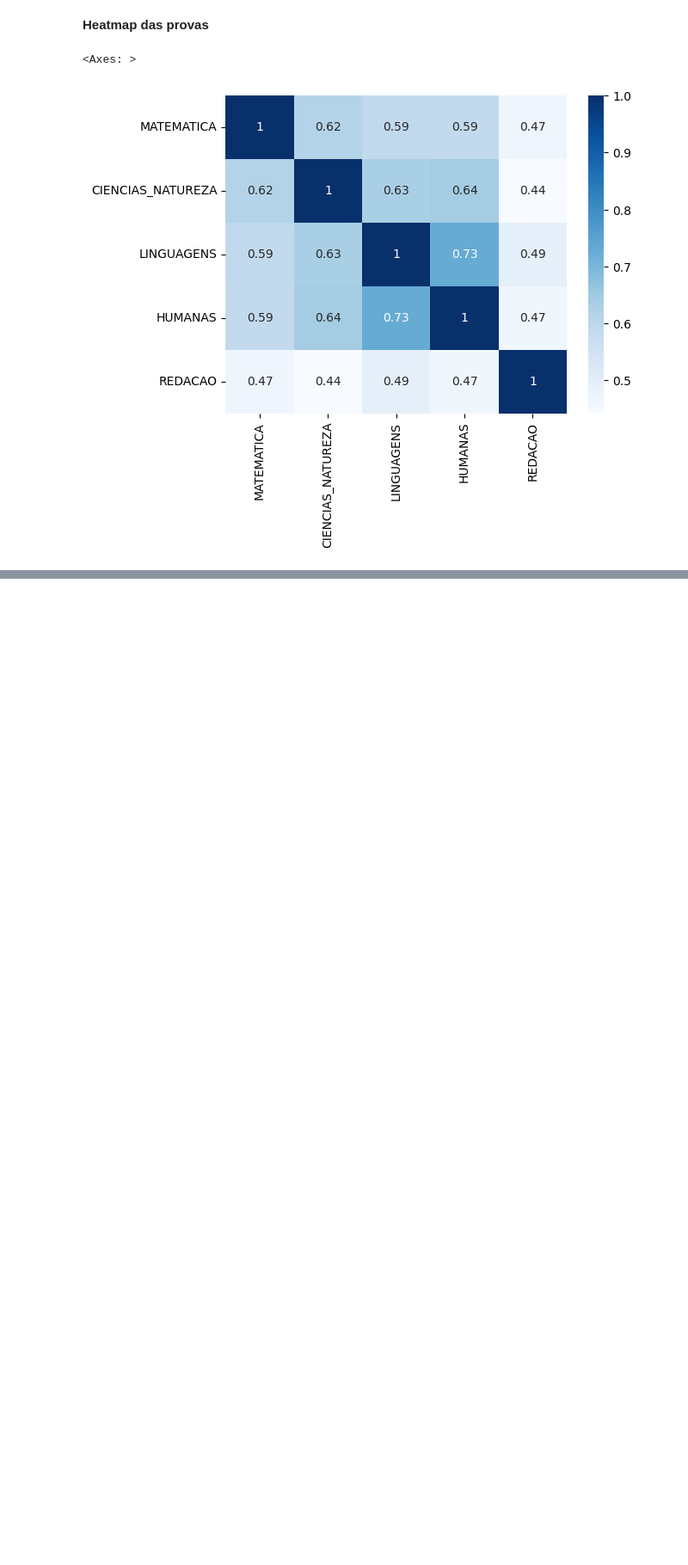
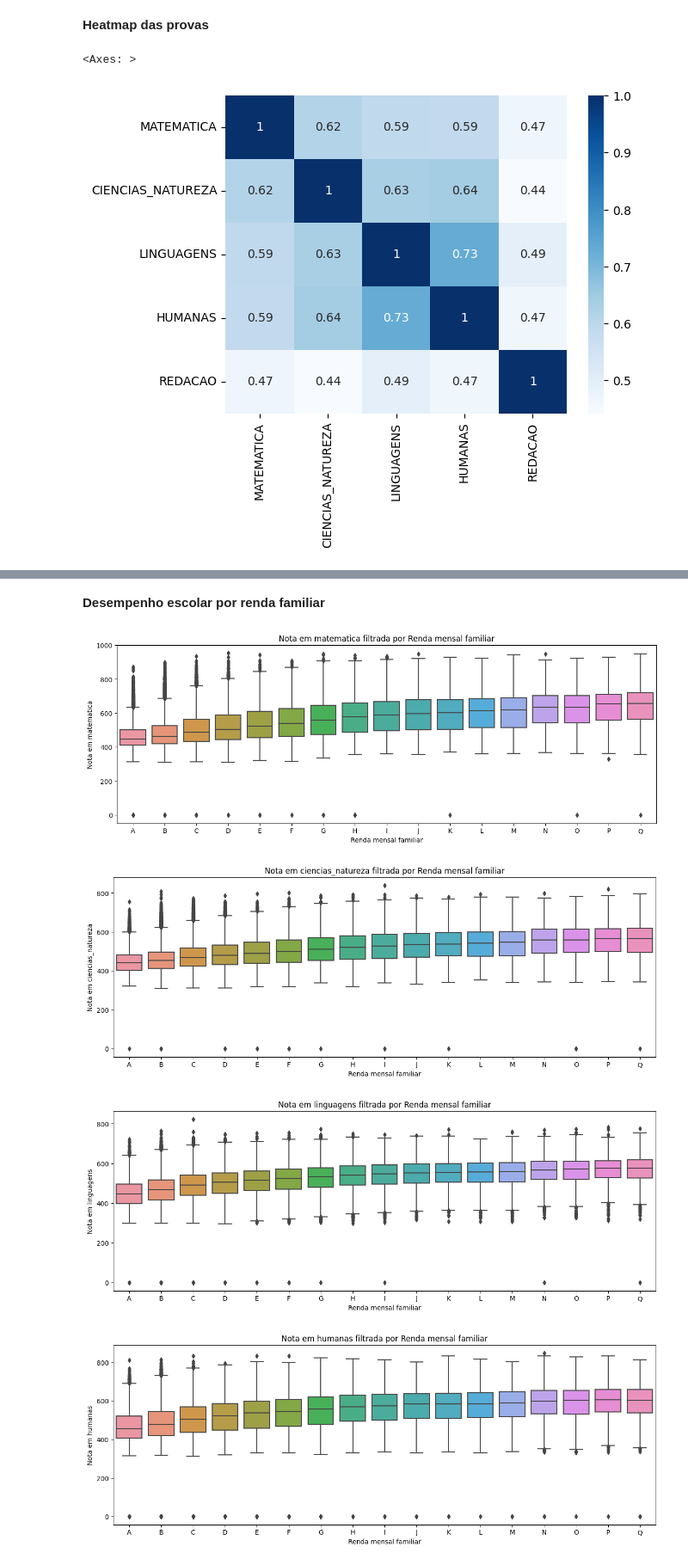
Before and after one commit to JevertonFlores/DA_python_dados_enem, a Jupyter notebook: Data_Analytics_Dados_ENEM_2021.ipynb, the cells around one changed output, grey strips where cells are left out. Shown at 86% size. Cells and saved outputs as stored; diff of their text form; code cells hidden in the pictures; blank space fills up the shorter version.

```diff
--- a/Data_Analytics_Dados_ENEM_2021.ipynb
+++ b/Data_Analytics_Dados_ENEM_2021.ipynb
@@ -154,7 +156,7 @@ def boxplot_por_filtro(filtro, data_frame, order = None):
 
     for prova in provas:
         prova_nome_minusculo = prova.lower()
-        fig, ax = plot.subplots(figsize = (15, 5))
+        fig, ax = plt.subplots(figsize = (15, 5))
         sns.boxplot(x = filtro, y = prova, data = data_frame, ax = ax,
                     order = order)
         ax.set(
@@ -461,0 +481,11 @@ sns.heatmap(corr_provas, annot=True, cmap = 'Blues', ax = ax)
+# %% [markdown]
+**Desempenho escolar por renda familiar**
+# %%
+renda_ordenada = df['renda_mensal_familiar'].unique()
+renda_ordenada.sort()
+boxplot_por_filtro('renda_mensal_familiar', df, renda_ordenada)
+# %% [output]
+[figure, added]
+[figure, added]
+[figure, added]
+[figure, added]
```
Also changed, not shown: parts of 19 cells of this notebook.
